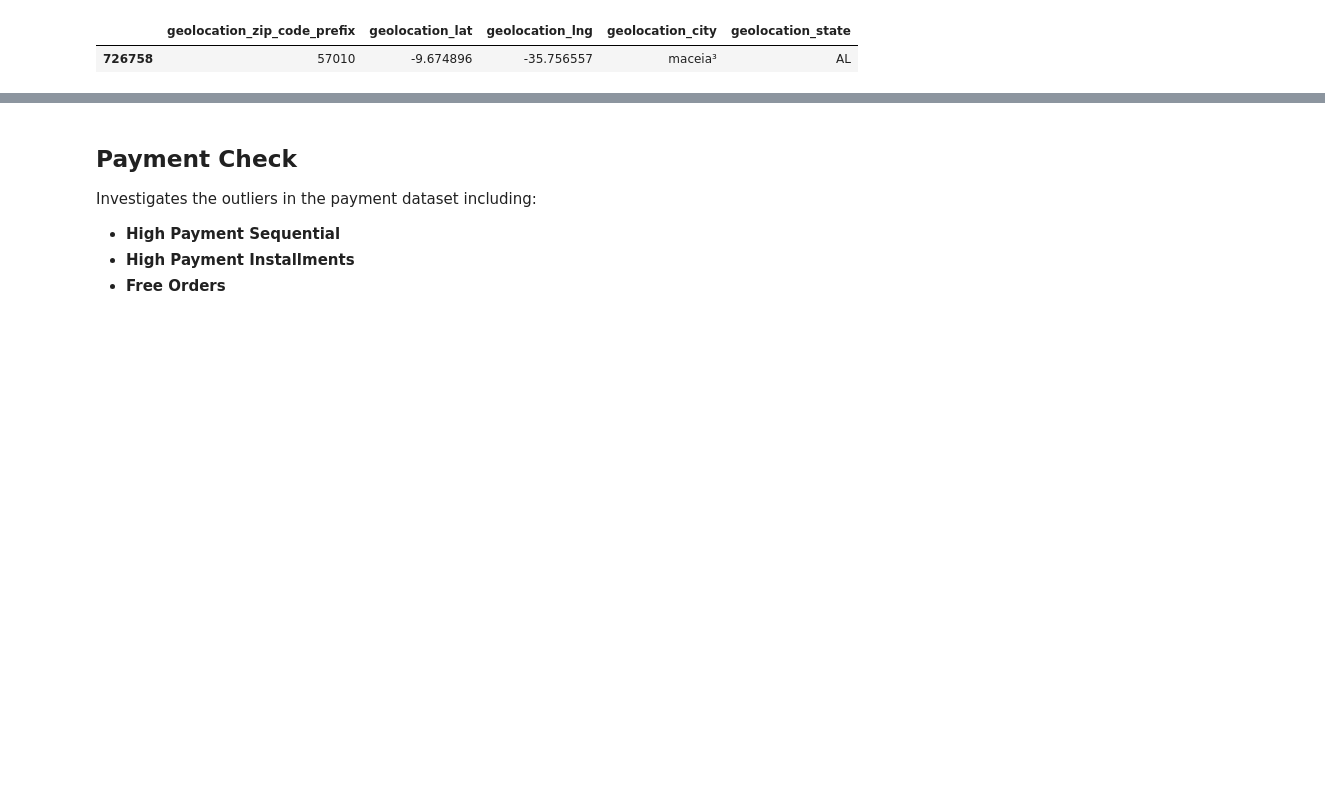
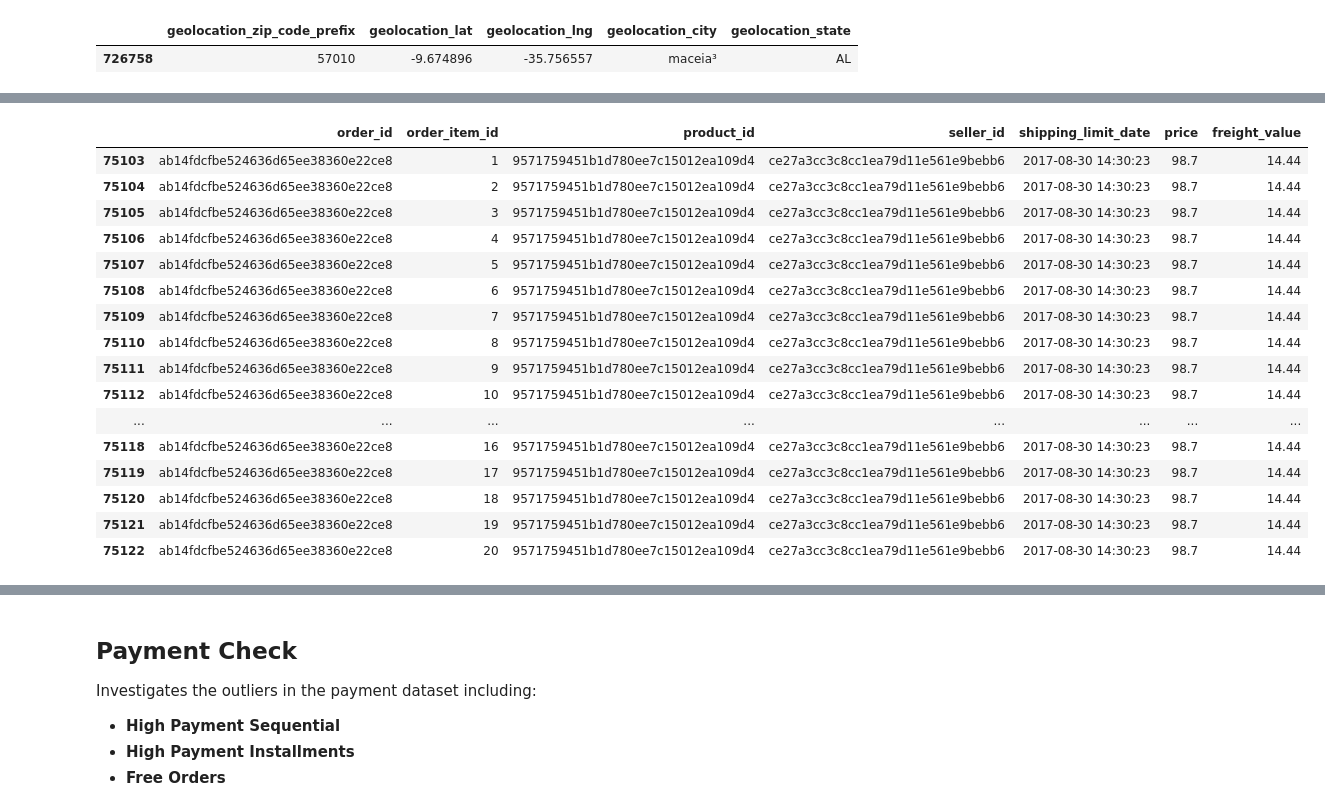
Before and after one commit to g-awaine/y3s2_caie_assessment, a Jupyter notebook: annex/preliminary_data_analysis.ipynb, the cells around one changed output, grey strips where cells are left out. Cells and saved outputs as stored; diff of their text form; code cells hidden in the pictures; blank space fills up the shorter version.

```diff
--- a/annex/preliminary_data_analysis.ipynb
+++ b/annex/preliminary_data_analysis.ipynb
@@ -1412,0 +1457,21 @@ Notes:
+# %%
+# Observe another sample of an order with a high order_item_id
+items_df[items_df['order_id'] == 'ab14fdcfbe524636d65ee38360e22ce8']
+# %% [output]
+|  | order_id | order_item_id | product_id | seller_id | shipping_limit_date | price | freight_value |
+| 75103 | ab14fdcfbe524636d65ee38360e22ce8 | 1 | 9571759451b1d780ee7c15012ea109d4 | ce27a3cc3c8cc1ea79d11e561e9bebb6 | 2017-08-30 14:30:23 | 98.7 | 14.44 |
+| 75104 | ab14fdcfbe524636d65ee38360e22ce8 | 2 | 9571759451b1d780ee7c15012ea109d4 | ce27a3cc3c8cc1ea79d11e561e9bebb6 | 2017-08-30 14:30:23 | 98.7 | 14.44 |
+| 75105 | ab14fdcfbe524636d65ee38360e22ce8 | 3 | 9571759451b1d780ee7c15012ea109d4 | ce27a3cc3c8cc1ea79d11e561e9bebb6 | 2017-08-30 14:30:23 | 98.7 | 14.44 |
+| 75106 | ab14fdcfbe524636d65ee38360e22ce8 | 4 | 9571759451b1d780ee7c15012ea109d4 | ce27a3cc3c8cc1ea79d11e561e9bebb6 | 2017-08-30 14:30:23 | 98.7 | 14.44 |
+| 75107 | ab14fdcfbe524636d65ee38360e22ce8 | 5 | 9571759451b1d780ee7c15012ea109d4 | ce27a3cc3c8cc1ea79d11e561e9bebb6 | 2017-08-30 14:30:23 | 98.7 | 14.44 |
+| 75108 | ab14fdcfbe524636d65ee38360e22ce8 | 6 | 9571759451b1d780ee7c15012ea109d4 | ce27a3cc3c8cc1ea79d11e561e9bebb6 | 2017-08-30 14:30:23 | 98.7 | 14.44 |
+| 75109 | ab14fdcfbe524636d65ee38360e22ce8 | 7 | 9571759451b1d780ee7c15012ea109d4 | ce27a3cc3c8cc1ea79d11e561e9bebb6 | 2017-08-30 14:30:23 | 98.7 | 14.44 |
+| 75110 | ab14fdcfbe524636d65ee38360e22ce8 | 8 | 9571759451b1d780ee7c15012ea109d4 | ce27a3cc3c8cc1ea79d11e561e9bebb6 | 2017-08-30 14:30:23 | 98.7 | 14.44 |
+| 75111 | ab14fdcfbe524636d65ee38360e22ce8 | 9 | 9571759451b1d780ee7c15012ea109d4 | ce27a3cc3c8cc1ea79d11e561e9bebb6 | 2017-08-30 14:30:23 | 98.7 | 14.44 |
+| 75112 | ab14fdcfbe524636d65ee38360e22ce8 | 10 | 9571759451b1d780ee7c15012ea109d4 | ce27a3cc3c8cc1ea79d11e561e9bebb6 | 2017-08-30 14:30:23 | 98.7 | 14.44 |
+| ... | ... | ... | ... | ... | ... | ... | ... |
+| 75118 | ab14fdcfbe524636d65ee38360e22ce8 | 16 | 9571759451b1d780ee7c15012ea109d4 | ce27a3cc3c8cc1ea79d11e561e9bebb6 | 2017-08-30 14:30:23 | 98.7 | 14.44 |
+| 75119 | ab14fdcfbe524636d65ee38360e22ce8 | 17 | 9571759451b1d780ee7c15012ea109d4 | ce27a3cc3c8cc1ea79d11e561e9bebb6 | 2017-08-30 14:30:23 | 98.7 | 14.44 |
+| 75120 | ab14fdcfbe524636d65ee38360e22ce8 | 18 | 9571759451b1d780ee7c15012ea109d4 | ce27a3cc3c8cc1ea79d11e561e9bebb6 | 2017-08-30 14:30:23 | 98.7 | 14.44 |
+| 75121 | ab14fdcfbe524636d65ee38360e22ce8 | 19 | 9571759451b1d780ee7c15012ea109d4 | ce27a3cc3c8cc1ea79d11e561e9bebb6 | 2017-08-30 14:30:23 | 98.7 | 14.44 |
+| 75122 | ab14fdcfbe524636d65ee38360e22ce8 | 20 | 9571759451b1d780ee7c15012ea109d4 | ce27a3cc3c8cc1ea79d11e561e9bebb6 | 2017-08-30 14:30:23 | 98.7 | 14.44 |
```
Also changed, not shown: parts of 42 cells of this notebook, 2 other files.
